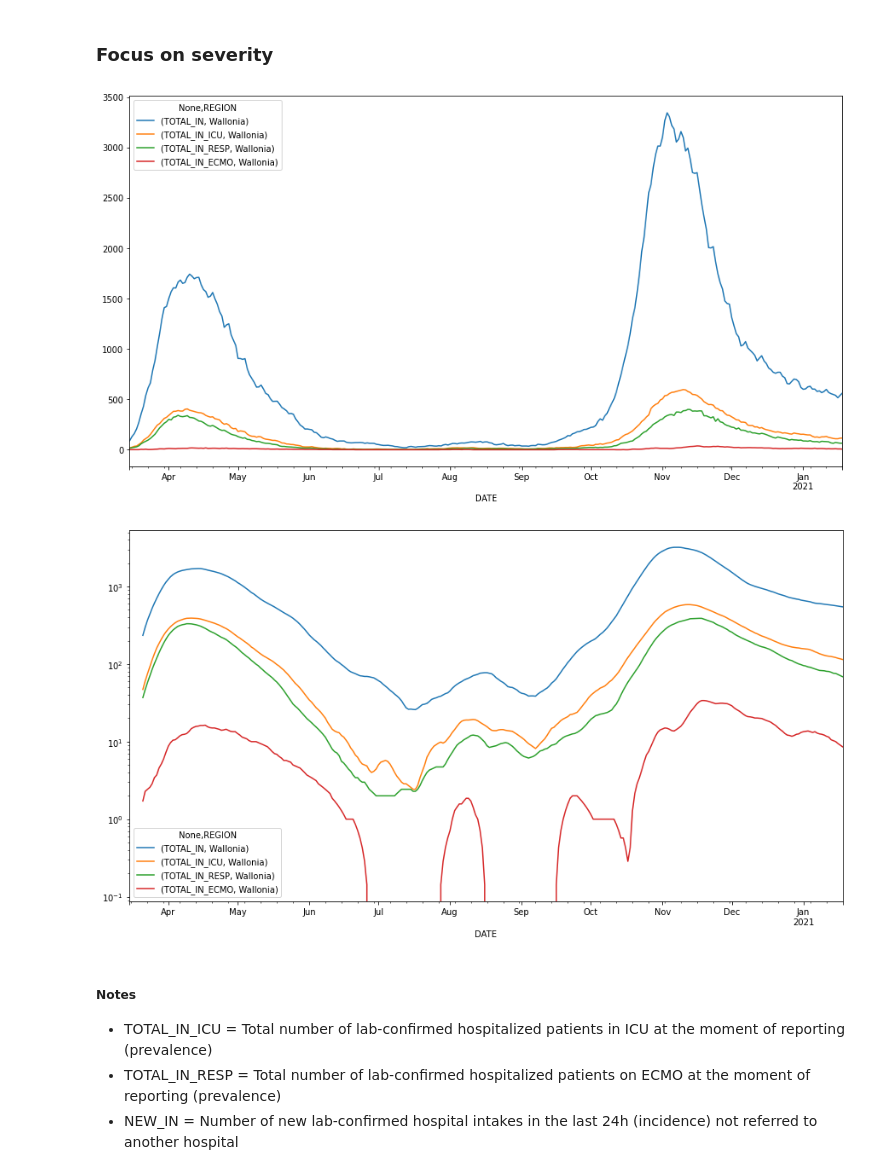
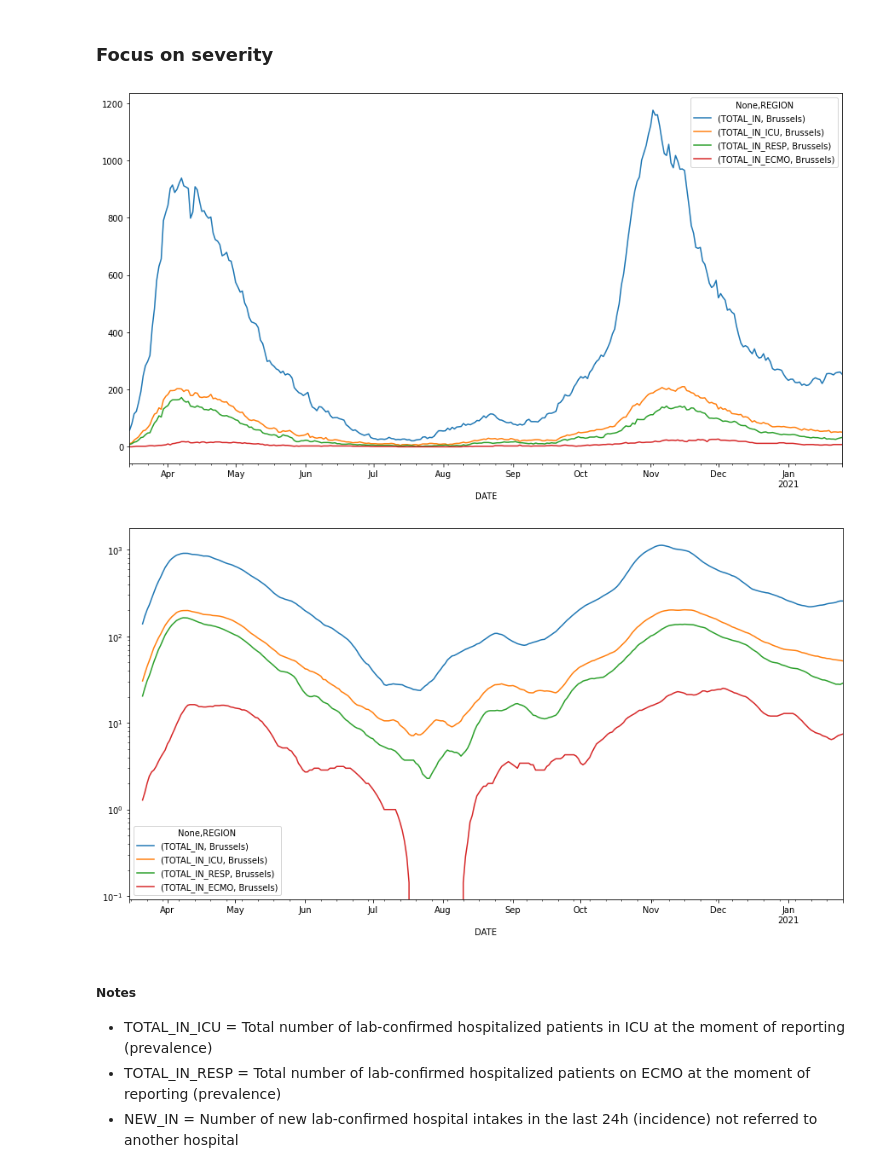
Before and after one commit to Demesmaeker/workshop-IBM-covid, a Jupyter notebook: main.ipynb, the cells around one changed output. Cells and saved outputs as stored; diff of their text form; code cells hidden in the pictures.

```diff
--- a/main.ipynb
+++ b/main.ipynb
@@ -438,17 +446,17 @@ Text(0.5, 1.0, 'Deaths rate by hospitalization (2nd wave)')
 # %% [markdown]
 ### Focus on severity
 # %%
-region = "Wallonia"
+region = "Brussels"
 final_pivot[[('TOTAL_IN', region), ('TOTAL_IN_ICU', region),
              ('TOTAL_IN_RESP', region), ('TOTAL_IN_ECMO', region)]].plot(figsize=(15,8))
 final_pivot[[('TOTAL_IN', region), ('TOTAL_IN_ICU', region),
              ('TOTAL_IN_RESP', region), ('TOTAL_IN_ECMO', region)]
            ].rolling(7).mean().plot(logy=True,figsize=(15,8))
 
 plt.show()
 # %% [output]
-[figure, old version]
+[figure, new version]
-[figure, old version]
+[figure, new version]
 # %% [markdown]
 ##### Notes
 - TOTAL_IN_ICU = Total number of lab-confirmed hospitalized patients in ICU at the moment of reporting (prevalence)
```
Also changed, not shown: parts of 26 cells of this notebook, 4 other files.
